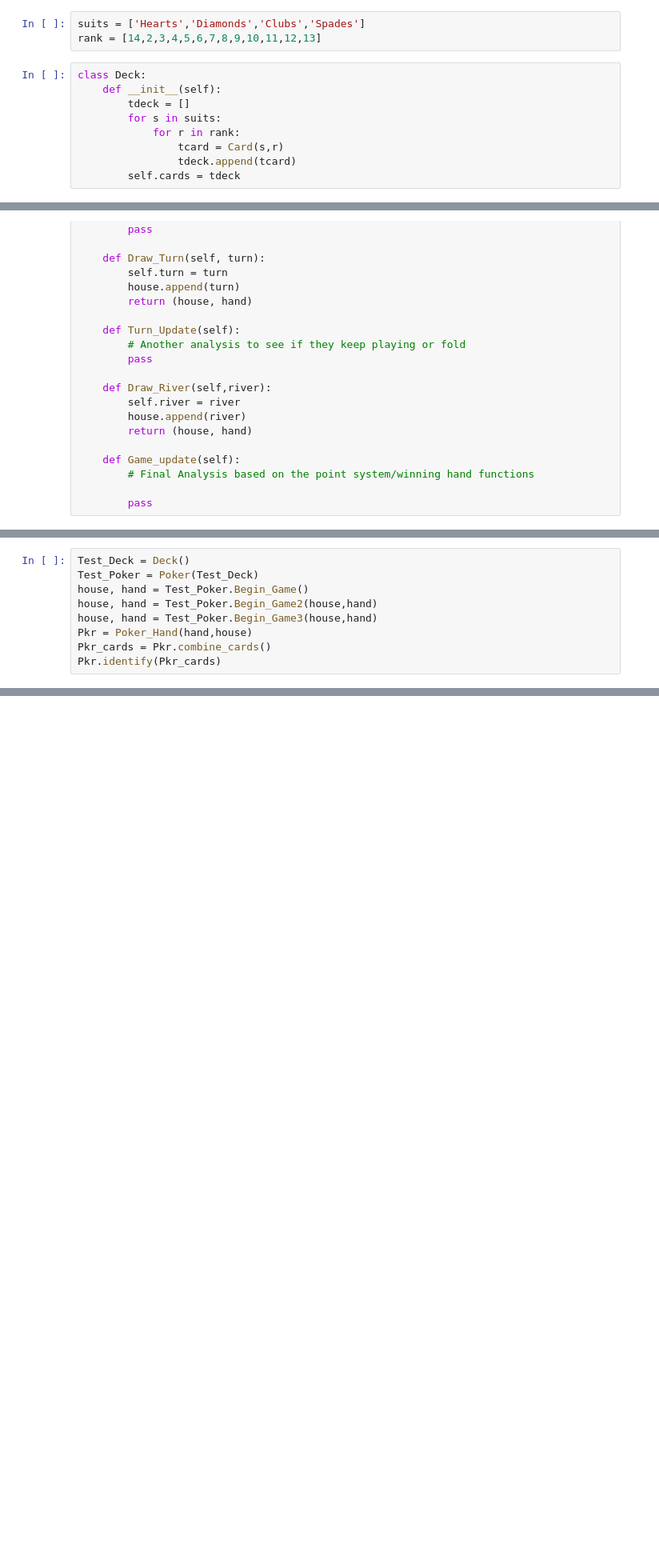
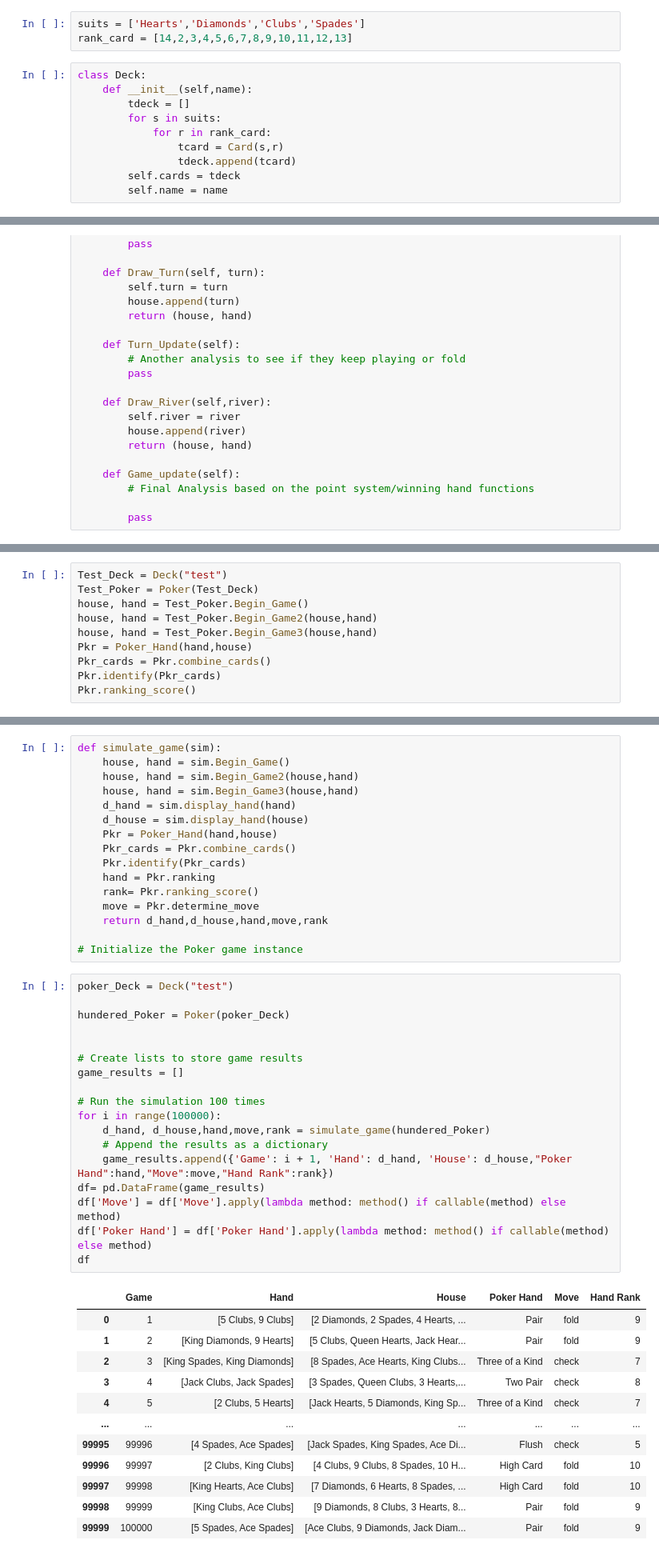
Before and after one commit to ksyron/CMSE202Project, a Jupyter notebook: Identifying_Hand_Types_DF.ipynb, the cells around one changed output, grey strips where cells are left out. Shown at 80% size. Drawn from its saved outputs; the diff is of its cells as text; blank space fills up the shorter version.

```diff
--- a/Identifying_Hand_Types_DF.ipynb
+++ b/Identifying_Hand_Types_DF.ipynb
@@ -65,16 +69,17 @@ class Card:
         return self.score
 # %%
 suits = ['Hearts','Diamonds','Clubs','Spades']
-rank = [14,2,3,4,5,6,7,8,9,10,11,12,13]
+rank_card = [14,2,3,4,5,6,7,8,9,10,11,12,13]
 # %%
 class Deck:
-    def __init__(self):
+    def __init__(self,name):
         tdeck = []
         for s in suits:
-            for r in rank:
+            for r in rank_card:
                 tcard = Card(s,r)
                 tdeck.append(tcard)
         self.cards = tdeck
+        self.name = name
 # %%
 #### INITIAL CODE DO NOT CHANGE
 class Poker:
@@ -444,5 +480,5 @@ class Poker_Hand:
 # %%
-Test_Deck = Deck()
+Test_Deck = Deck("test")
 Test_Poker = Poker(Test_Deck)
 house, hand = Test_Poker.Begin_Game()
 house, hand = Test_Poker.Begin_Game2(house,hand)
@@ -450,4 +486,5 @@ house, hand = Test_Poker.Begin_Game3(house,hand)
 Pkr = Poker_Hand(hand,house)
 Pkr_cards = Pkr.combine_cards()
 Pkr.identify(Pkr_cards)
+Pkr.ranking_score()
 # %% [output]
@@ -455,0 +492,47 @@ Welp, the highest card is 14
+# %%
+def simulate_game(sim):
+    house, hand = sim.Begin_Game()
+    house, hand = sim.Begin_Game2(house,hand)
+    house, hand = sim.Begin_Game3(house,hand)
+    d_hand = sim.display_hand(hand)
+    d_house = sim.display_hand(house)
+    Pkr = Poker_Hand(hand,house)
+    Pkr_cards = Pkr.combine_cards()
+    Pkr.identify(Pkr_cards)
+    hand = Pkr.ranking
+    rank= Pkr.ranking_score()
+    move = Pkr.determine_move
+    return d_hand,d_house,hand,move,rank
+
+# Initialize the Poker game instance
+# %%
+poker_Deck = Deck("test")
+
+hundered_Poker = Poker(poker_Deck)
+
+
+# Create lists to store game results
+game_results = []
+
+# Run the simulation 100 times
+for i in range(100000):
+    d_hand, d_house,hand,move,rank = simulate_game(hundered_Poker)
+    # Append the results as a dictionary
+    game_results.append({'Game': i + 1, 'Hand': d_hand, 'House': d_house,"Poker Hand":hand,"Move":move,"Hand Rank":rank})
+df= pd.DataFrame(game_results)
+df['Move'] = df['Move'].apply(lambda method: method() if callable(method) else method)
+df['Poker Hand'] = df['Poker Hand'].apply(lambda method: method() if callable(method) else method)
+df
+# %% [output]
+|  | Game | Hand | House | Poker Hand | Move | Hand Rank |
+| 0 | 1 | [5 Clubs, 9 Clubs] | [2 Diamonds, 2 Spades, 4 Hearts, ... | Pair | fold | 9 |
+| 1 | 2 | [King Diamonds, 9 Hearts] | [5 Clubs, Queen Hearts, Jack Hear... | Pair | fold | 9 |
+| 2 | 3 | [King Spades, King Diamonds] | [8 Spades, Ace Hearts, King Clubs... | Three of a Kind | check | 7 |
+| 3 | 4 | [Jack Clubs, Jack Spades] | [3 Spades, Queen Clubs, 3 Hearts,... | Two Pair | check | 8 |
+| 4 | 5 | [2 Clubs, 5 Hearts] | [Jack Hearts, 5 Diamonds, King Sp... | Three of a Kind | check | 7 |
+| ... | ... | ... | ... | ... | ... | ... |
+| 99995 | 99996 | [4 Spades, Ace Spades] | [Jack Spades, King Spades, Ace Di... | Flush | check | 5 |
+| 99996 | 99997 | [2 Clubs, King Clubs] | [4 Clubs, 9 Clubs, 8 Spades, 10 H... | High Card | fold | 10 |
+| 99997 | 99998 | [King Hearts, Ace Clubs] | [7 Diamonds, 6 Hearts, 8 Spades, ... | High Card | fold | 10 |
+| 99998 | 99999 | [King Clubs, Ace Clubs] | [9 Diamonds, 8 Clubs, 3 Hearts, 8... | Pair | fold | 9 |
+| 99999 | 100000 | [5 Spades, Ace Spades] | [Ace Clubs, 9 Diamonds, Jack Diam... | Pair | fold | 9 |
```
Also changed, not shown: parts of 7 cells of this notebook.
